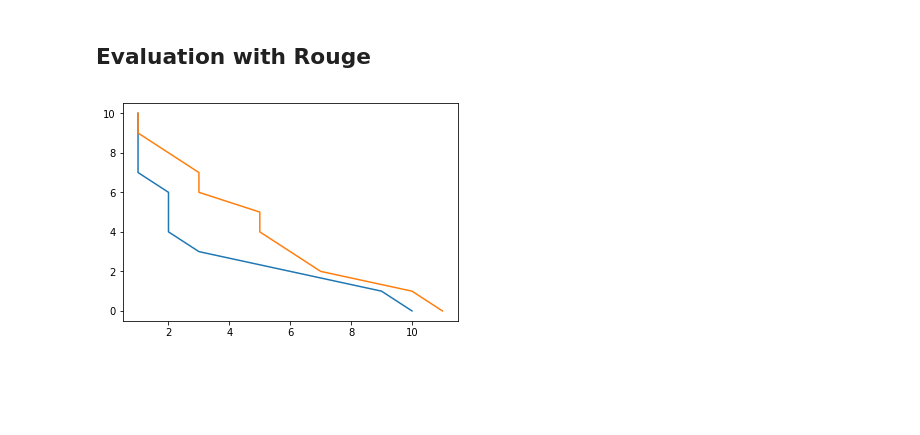
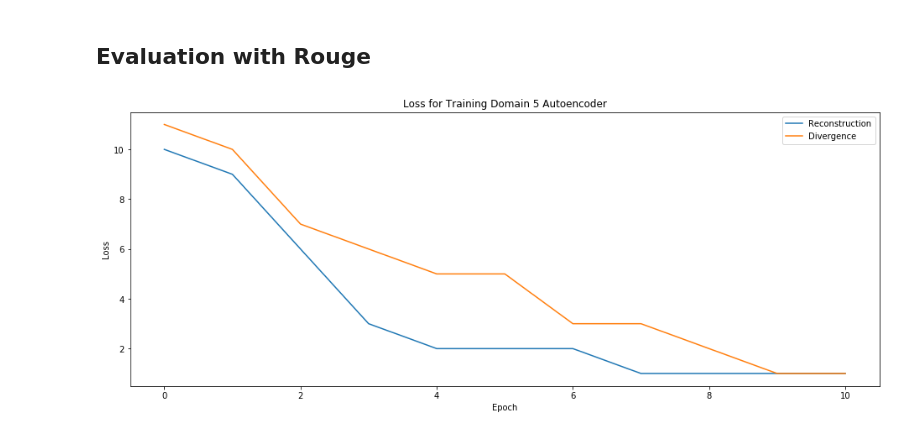
Before and after one commit to marcusdaly/style, a Jupyter notebook: Model-BetterGenerationAttempt.ipynb, the cells around one changed output. Drawn from its saved outputs; the diff is of its cells as text; code cells hidden in the pictures; blank space fills up the shorter version.

```diff
--- a/Model-BetterGenerationAttempt.ipynb
+++ b/Model-BetterGenerationAttempt.ipynb
@@ -641,10 +641,19 @@ evaluate(samples, encoders, decoders)
 # %%
 losses1 = [10, 9, 6, 3, 2, 2, 2, 1, 1, 1, 1]
 losses2 = [11, 10, 7, 6, 5, 5, 3, 3, 2, 1, 1]
 
 import matplotlib.pyplot as plt
 
-plt.plot(range(len(losses1)), losses1, losses2, range(len(losses2)))
-plt.show()
+def plotLosses(domain, recLosses, divLosses):
+
+    plt.figure(figsize=(16, 6))
+    plt.title('Loss for Training Domain {} Autoencoder'.format(domain))
+    plt.xlabel('Epoch')
+    plt.ylabel('Loss')
+    plt.plot(range(len(recLosses)), recLosses, range(len(divLosses)), divLosses)
+    plt.legend(['Reconstruction', 'Divergence'])
+    plt.show()
+
+plotLosses(5, losses1, losses2)
 # %% [output]
-[figure, old version]
+[figure, new version]
```
Also changed, not shown: 1 other file.
